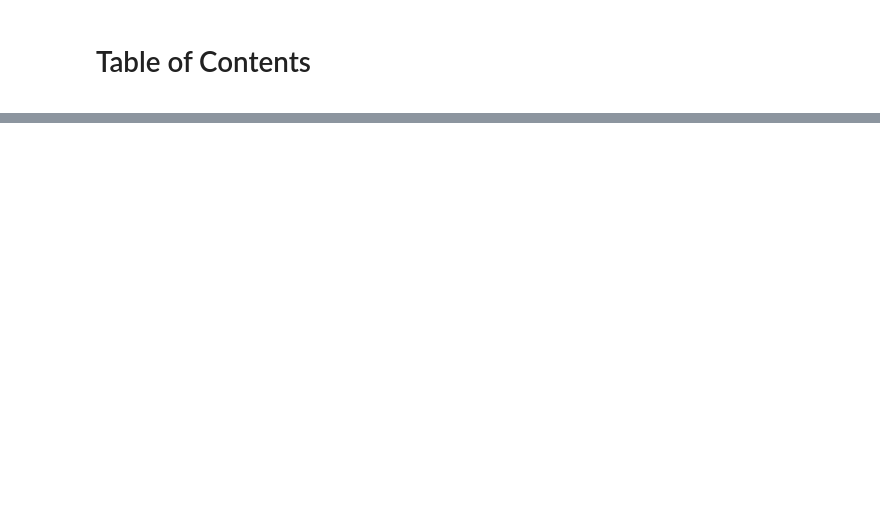
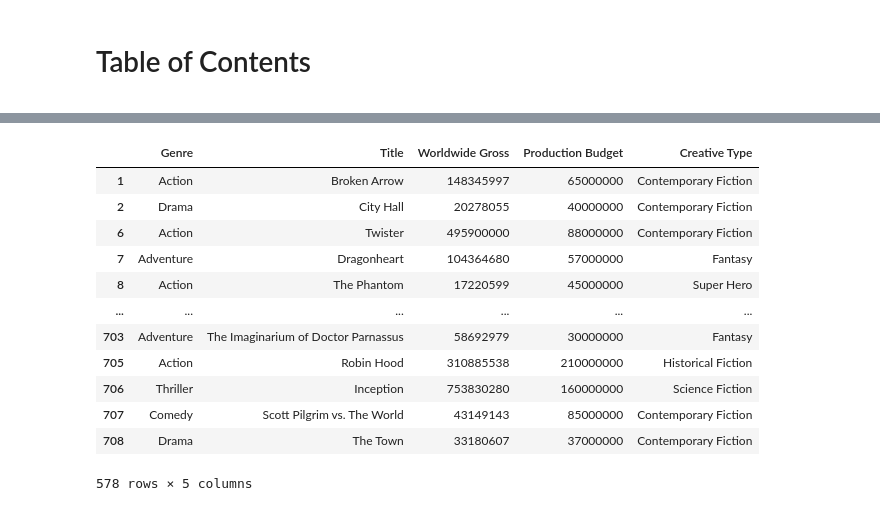
Before and after one commit to bopan3/nl4dv_enhance, a Jupyter notebook: examples/applications/notebook/未命名.ipynb, the cells around one changed output, grey strips where cells are left out. Saved outputs shown, nothing was run; the diff lists cells and outputs as text; code cells hidden in the pictures; blank space fills up the shorter version.

```diff
--- a/examples/applications/notebook/未命名.ipynb
+++ b/examples/applications/notebook/未命名.ipynb
@@ -100,0 +306,18 @@ normal query
+# %%
+#{'filter': 'lower(datum["Production Budget"]) > 20000000.0'}
+df2=df1[df1['Production Budget']>20000000]
+df2
+# %% [output]
+|  | Genre | Title | Worldwide Gross | Production Budget | Creative Type |
+| 1 | Action | Broken Arrow | 148345997 | 65000000 | Contemporary Fiction |
+| 2 | Drama | City Hall | 20278055 | 40000000 | Contemporary Fiction |
+| 6 | Action | Twister | 495900000 | 88000000 | Contemporary Fiction |
+| 7 | Adventure | Dragonheart | 104364680 | 57000000 | Fantasy |
+| 8 | Action | The Phantom | 17220599 | 45000000 | Super Hero |
+| ... | ... | ... | ... | ... | ... |
+| 703 | Adventure | The Imaginarium of Doctor Parnassus | 58692979 | 30000000 | Fantasy |
+| 705 | Action | Robin Hood | 310885538 | 210000000 | Historical Fiction |
+| 706 | Thriller | Inception | 753830280 | 160000000 | Science Fiction |
+| 707 | Comedy | Scott Pilgrim vs. The World | 43149143 | 85000000 | Contemporary Fiction |
+| 708 | Drama | The Town | 33180607 | 37000000 | Contemporary Fiction |
+578 rows × 5 columns
```
Also changed, not shown: parts of 25 cells of this notebook, 10 other files.
